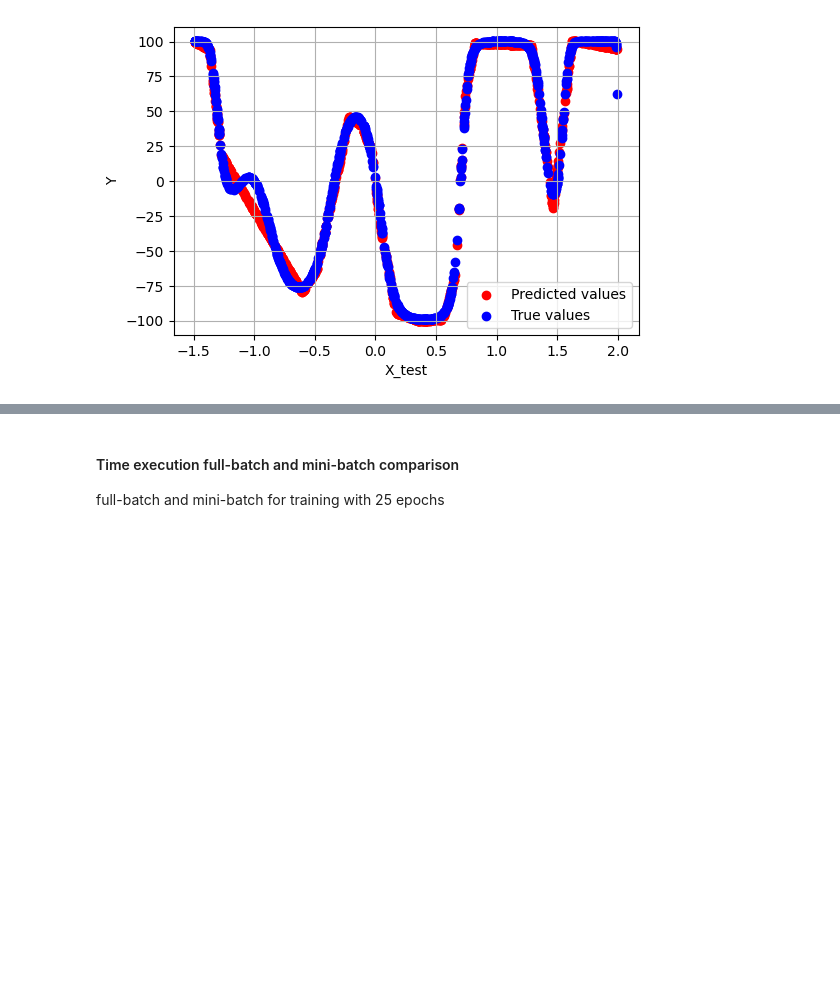
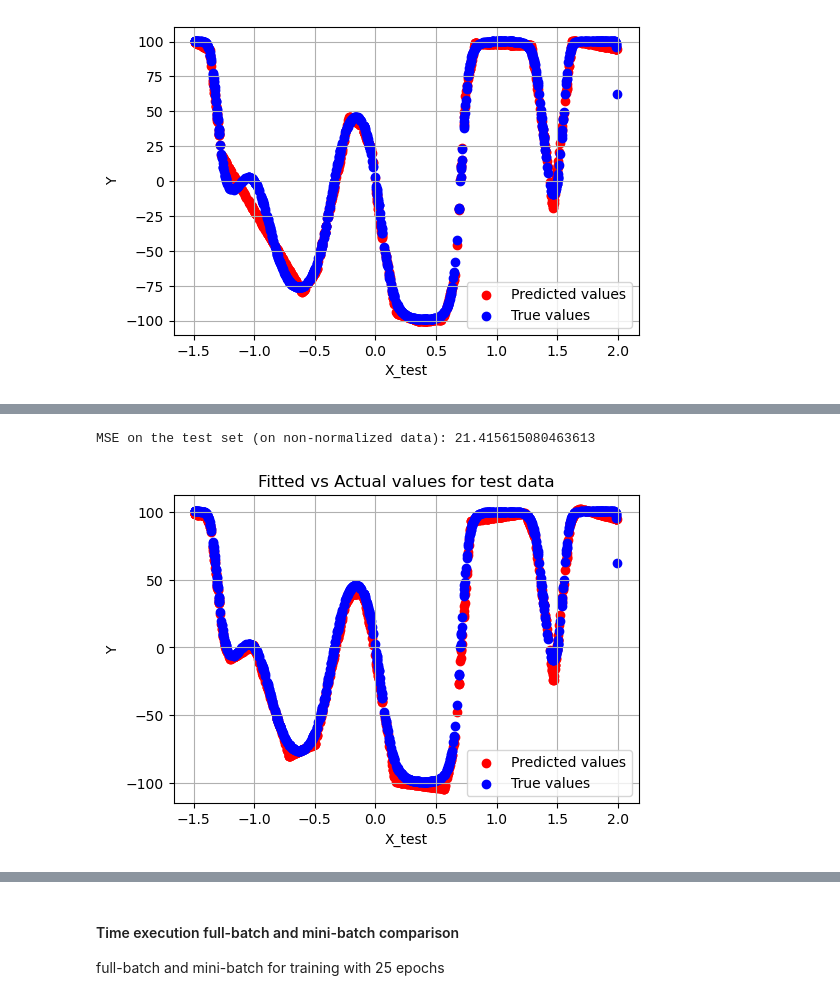
Before and after one commit to sienkozuzanna/miowad, a Jupyter notebook: NeuralNetworks/nn2.ipynb, the cells around one changed output, grey strips where cells are left out. Drawn from its saved outputs; the diff is of its cells as text; code cells hidden in the pictures; blank space fills up the shorter version.

```diff
--- a/NeuralNetworks/nn2.ipynb
+++ b/NeuralNetworks/nn2.ipynb
@@ -236,0 +269,10 @@ plot_fitted_vs_actual(X_test_multimodal_large, Y_test_multimodal_large, Y_pred_d
+# %%
+Y_pred_denorm=normalizer_multimodal_large.denormalize_Y(nn_multimodal_large.predict(X_test_multimodal_large_normalized))
+mse_test = np.mean((Y_pred_denorm - Y_test_multimodal_large) ** 2)
+print(f"MSE on the test set (on non-normalized data): {mse_test}")
+# %% [output]
+MSE on the test set (on non-normalized data): 21.415615080463613
+# %%
+plot_fitted_vs_actual(X_test_multimodal_large, Y_test_multimodal_large, Y_pred_denorm, "test")
+# %% [output]
+[figure, added]
```
Also changed, not shown: parts of 11 cells of this notebook.
